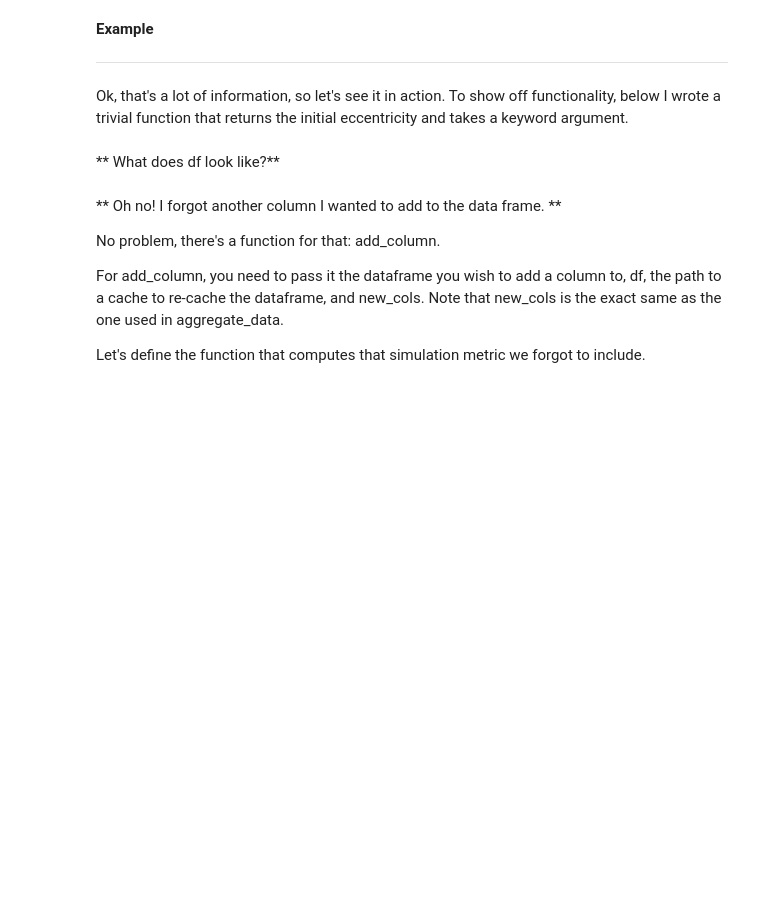
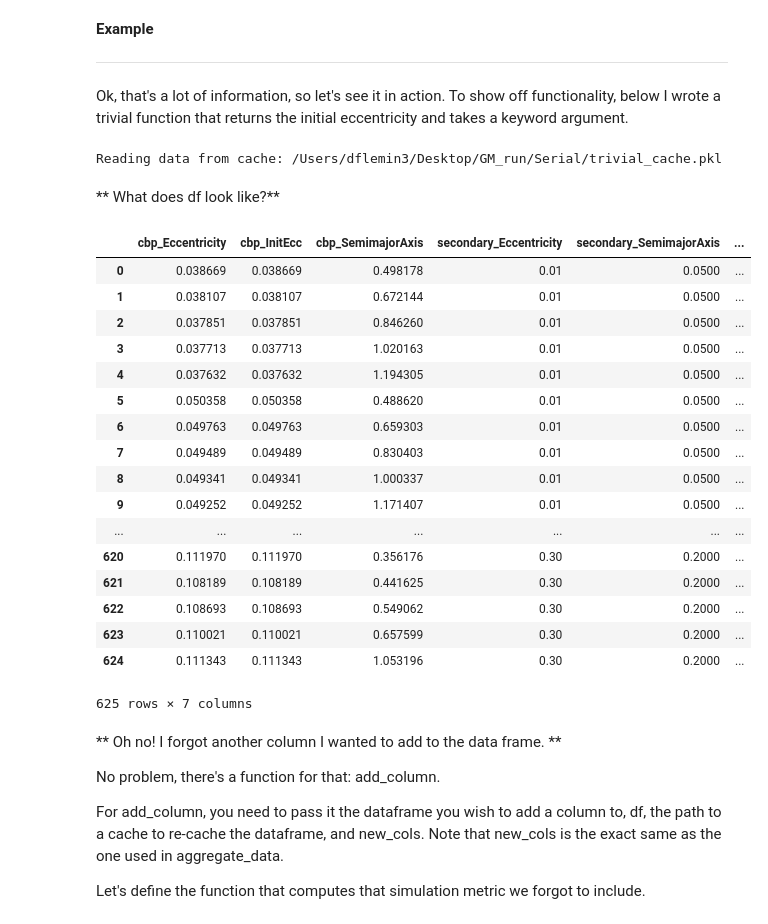
Before and after one commit to VirtualPlanetaryLaboratory/vplanet, a Jupyter notebook: bigplanet/examples/data_example.ipynb, the cells around one changed output. Cells and saved outputs as stored; diff of their text form; code cells hidden in the pictures; blank space fills up the shorter version.

```diff
--- a/bigplanet/examples/data_example.ipynb
+++ b/bigplanet/examples/data_example.ipynb
@@ -275,12 +304,34 @@ kw = {"key" : "Eccentricity"}
 # Extract and save into a cache (or read from it if it already exists)
 # Note ind=0 makes it clear that we want initial conditions stored for all non-new_cols variables
 df = de.aggregate_data(data, bodies=bodies, ind=0, funcs={"cbp" : {"SemimajorAxis" : np.mean}},
-                    new_cols=new_cols,cache=src+"trivial_cache.pkl",fmt=fmt,**kw)
+                       new_cols=new_cols,cache=os.path.join(hdf5_src,"trivial_cache.pkl"),
+                       fmt=fmt,**kw)
+# %% [output]
+Reading data from cache: /Users/dflemin3/Desktop/GM_run/Serial/trivial_cache.pkl
 # %% [markdown]
 ** What does df look like?**
 # %%
 # Dataframe with new column produced by user-defined function!
-df.head(5)
+df
+# %% [output]
+|  | cbp_Eccentricity | cbp_InitEcc | cbp_SemimajorAxis | secondary_Eccentricity | secondary_SemimajorAxis | ... |
+| 0 | 0.038669 | 0.038669 | 0.498178 | 0.01 | 0.0500 | ... |
+| 1 | 0.038107 | 0.038107 | 0.672144 | 0.01 | 0.0500 | ... |
+| 2 | 0.037851 | 0.037851 | 0.846260 | 0.01 | 0.0500 | ... |
+| 3 | 0.037713 | 0.037713 | 1.020163 | 0.01 | 0.0500 | ... |
+| 4 | 0.037632 | 0.037632 | 1.194305 | 0.01 | 0.0500 | ... |
+| 5 | 0.050358 | 0.050358 | 0.488620 | 0.01 | 0.0500 | ... |
+| 6 | 0.049763 | 0.049763 | 0.659303 | 0.01 | 0.0500 | ... |
+| 7 | 0.049489 | 0.049489 | 0.830403 | 0.01 | 0.0500 | ... |
+| 8 | 0.049341 | 0.049341 | 1.000337 | 0.01 | 0.0500 | ... |
+| 9 | 0.049252 | 0.049252 | 1.171407 | 0.01 | 0.0500 | ... |
+| ... | ... | ... | ... | ... | ... | ... |
+| 620 | 0.111970 | 0.111970 | 0.356176 | 0.30 | 0.2000 | ... |
+| 621 | 0.108189 | 0.108189 | 0.441625 | 0.30 | 0.2000 | ... |
+| 622 | 0.108693 | 0.108693 | 0.549062 | 0.30 | 0.2000 | ... |
+| 623 | 0.110021 | 0.110021 | 0.657599 | 0.30 | 0.2000 | ... |
+| 624 | 0.111343 | 0.111343 | 1.053196 | 0.30 | 0.2000 | ... |
+625 rows × 7 columns
 # %% [markdown]
 ** Oh no!  I forgot another column I wanted to add to the data frame.  **
 
```
Also changed, not shown: parts of 27 cells of this notebook, 2 other files.
